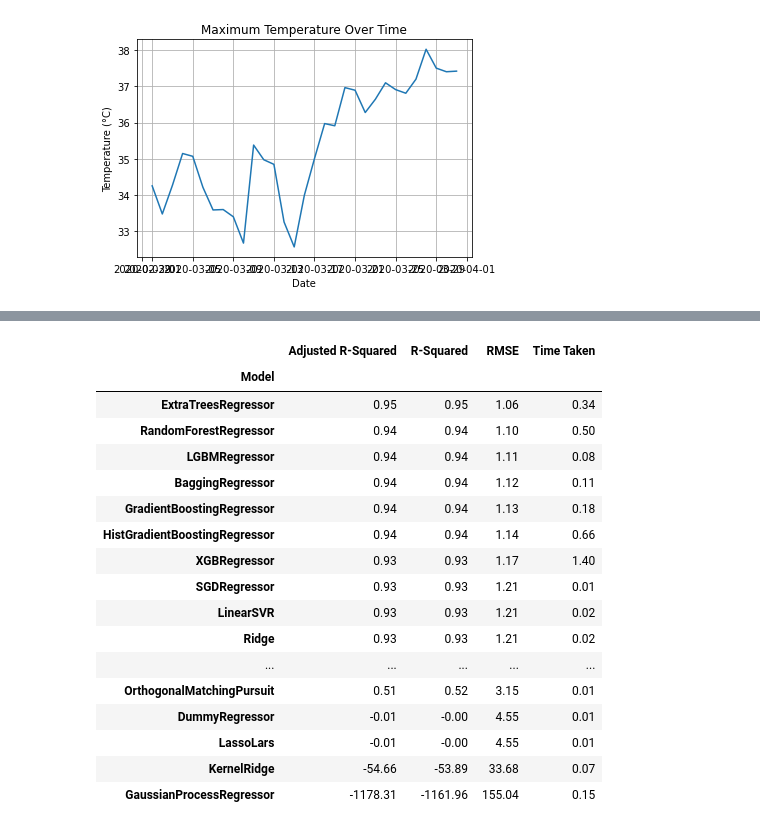
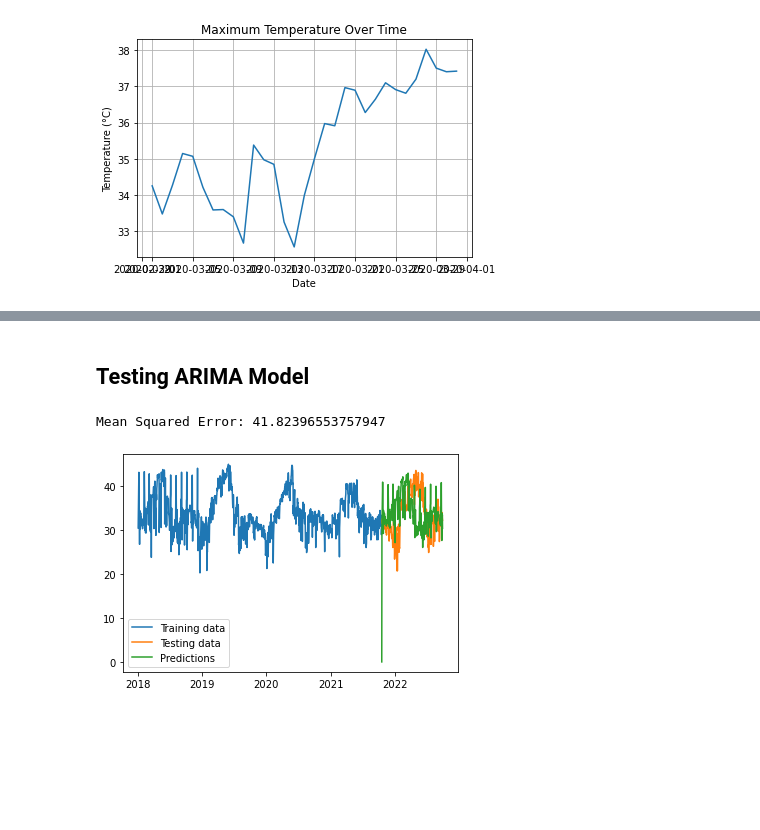
Before and after one commit to VDliveson/HACK-NASSCOM, a Jupyter notebook: ml-ensemble.ipynb, the cells around one changed output, grey strips where cells are left out. Cells and saved outputs as stored; diff of their text form; code cells hidden in the pictures; blank space fills up the shorter version.

Commit message:
Added arima sarima to notebook

```diff
--- a/ml-ensemble.ipynb
+++ b/ml-ensemble.ipynb
@@ -116,21 +124,15 @@ models,predictions = reg.fit(X_train, X_test, y_train, y_test)
-# %%
-models
-# %% [output]
-|  | Adjusted R-Squared | R-Squared | RMSE | Time Taken |
-| Model |  |  |  |  |
-| ExtraTreesRegressor | 0.95 | 0.95 | 1.06 | 0.34 |
-| RandomForestRegressor | 0.94 | 0.94 | 1.10 | 0.50 |
-| LGBMRegressor | 0.94 | 0.94 | 1.11 | 0.08 |
-| BaggingRegressor | 0.94 | 0.94 | 1.12 | 0.11 |
-| GradientBoostingRegressor | 0.94 | 0.94 | 1.13 | 0.18 |
-| HistGradientBoostingRegressor | 0.94 | 0.94 | 1.14 | 0.66 |
-| XGBRegressor | 0.93 | 0.93 | 1.17 | 1.40 |
-| SGDRegressor | 0.93 | 0.93 | 1.21 | 0.01 |
-| LinearSVR | 0.93 | 0.93 | 1.21 | 0.02 |
-| Ridge | 0.93 | 0.93 | 1.21 | 0.02 |
-| ... | ... | ... | ... | ... |
-| OrthogonalMatchingPursuit | 0.51 | 0.52 | 3.15 | 0.01 |
-| DummyRegressor | -0.01 | -0.00 | 4.55 | 0.01 |
-| LassoLars | -0.01 | -0.00 | 4.55 | 0.01 |
-| KernelRidge | -54.66 | -53.89 | 33.68 | 0.07 |
-| GaussianProcessRegressor | -1178.31 | -1161.96 | 155.04 | 0.15 |
+# %% [markdown]
+## Testing ARIMA Model
+# %%
+%matplotlib inline
+
+from statsmodels.tsa.arima.model import ARIMA
+
+df_new = df_district.drop(columns=['district'])
+# df_new = df_district[df_district['date'].dt.year.isin([2018])]
+
+train, test = train_test_split(df_new, test_size=0.2, shuffle=False)
+test = test.reset_index(drop=True)
+# %% [output]
+Mean Squared Error: 41.82396553757947
+[figure, added]
```
Also changed, not shown: parts of 14 cells of this notebook.
